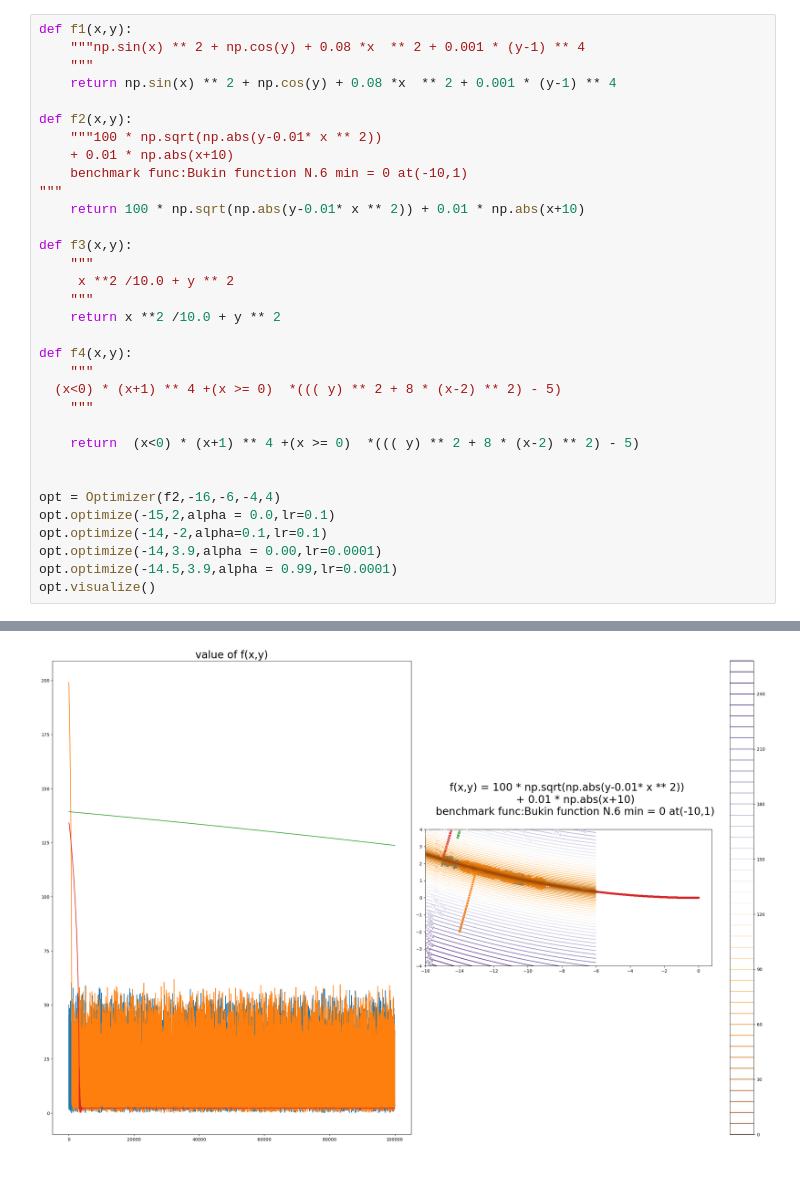
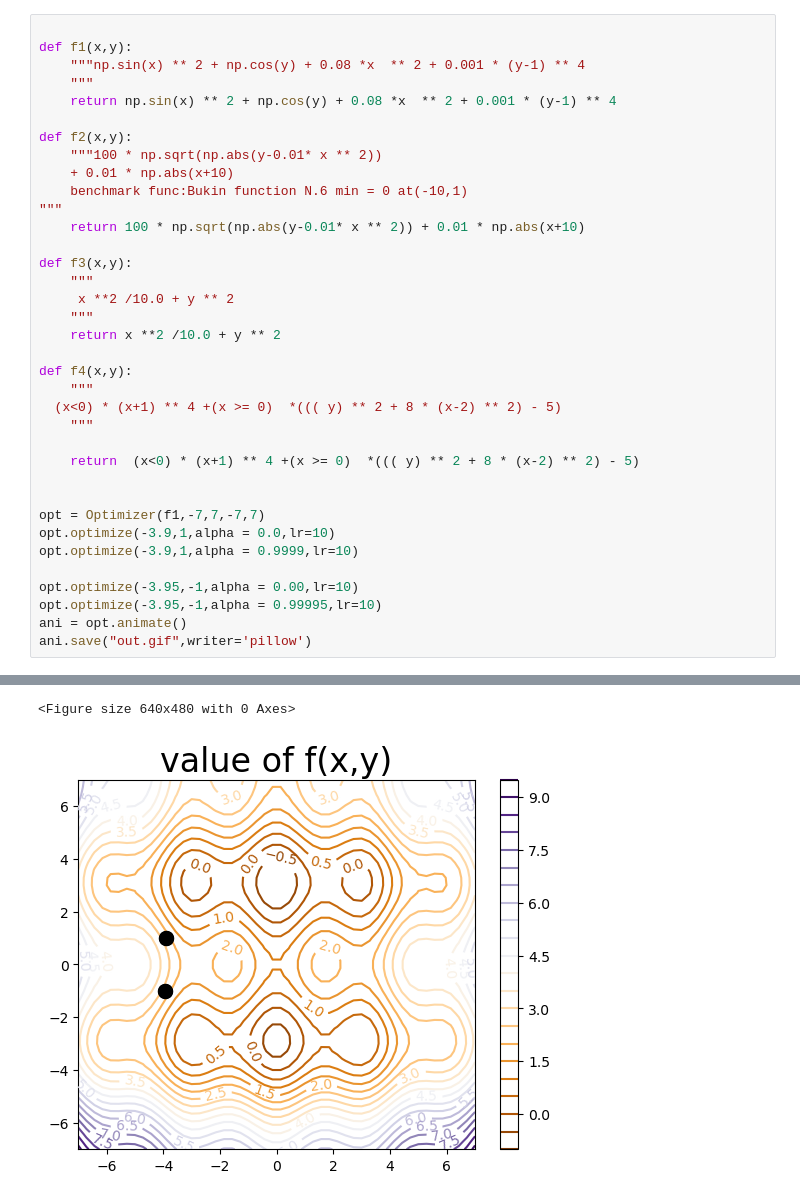
Before and after one commit to ryoryon66/myoptimizer, a Jupyter notebook: visualize.ipynb, the cells around one changed output, grey strips where cells are left out. Drawn from its saved outputs; the diff is of its cells as text; blank space fills up the shorter version.

```diff
--- a/visualize.ipynb
+++ b/visualize.ipynb
@@ -95,4 +142,5 @@ class Optimizer():
 # %%
+
 def f1(x,y):
     """np.sin(x) ** 2 + np.cos(y) + 0.08 *x  ** 2 + 0.001 * (y-1) ** 4
     """
@@ -119,11 +167,13 @@ def f4(x,y):
     return  (x<0) * (x+1) ** 4 +(x >= 0)  *((( y) ** 2 + 8 * (x-2) ** 2) - 5)
 
 
-opt = Optimizer(f2,-16,-6,-4,4)
-opt.optimize(-15,2,alpha = 0.0,lr=0.1)
-opt.optimize(-14,-2,alpha=0.1,lr=0.1)
-opt.optimize(-14,3.9,alpha = 0.00,lr=0.0001)
-opt.optimize(-14.5,3.9,alpha = 0.99,lr=0.0001)
-opt.visualize()
+opt = Optimizer(f1,-7,7,-7,7)
+opt.optimize(-3.9,1,alpha = 0.0,lr=10)
+opt.optimize(-3.9,1,alpha = 0.9999,lr=10)
+
+opt.optimize(-3.95,-1,alpha = 0.00,lr=10)
+opt.optimize(-3.95,-1,alpha = 0.99995,lr=10)
+ani = opt.animate()
+ani.save("out.gif",writer='pillow')
 # %% [output]
 [####################]100%
@@ -138 +187,2 @@ plot route
+<Figure size 640x480 with 0 Axes>
-[figure, old version]
+[figure, new version]
```
Also changed, not shown: parts of 3 cells of this notebook.
